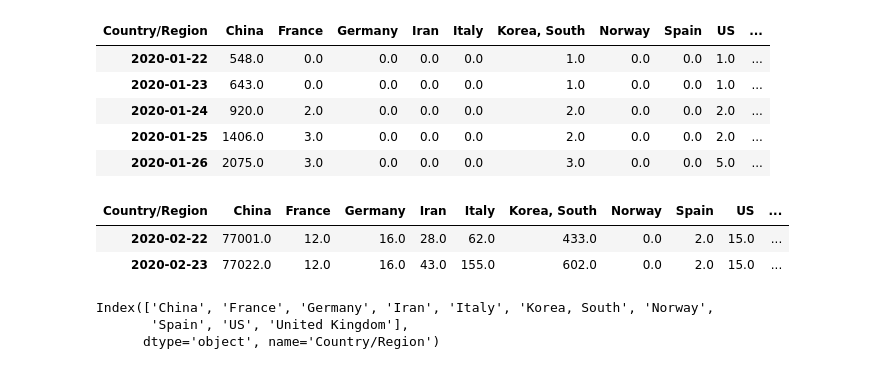
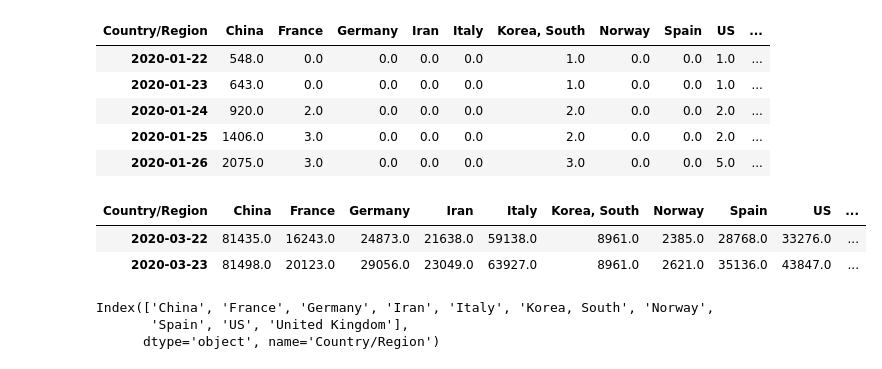
Before and after one commit to akakicreations/ejercicios-casuales-github, a Jupyter notebook: covid19-exercise/covid19_notebook.ipynb, the cells around one changed output. Drawn from its saved outputs; the diff is of its cells as text; code cells hidden in the pictures.

```diff
--- a/covid19-exercise/covid19_notebook.ipynb
+++ b/covid19-exercise/covid19_notebook.ipynb
@@ -10,7 +10,7 @@ import matplotlib.pyplot as plt
 # Actualizar submodule: git submodule update
 # %%
 # Datos https://github.com/CSSEGISandData/COVID-19.git
-data = pd.read_csv("COVID-19/csse_covid_19_data/csse_covid_19_time_series/time_series_19-covid-Confirmed.csv" )
+data = pd.read_csv("COVID-19/csse_covid_19_data/csse_covid_19_time_series/time_series_covid19_confirmed_global.csv" )
 data.sample(3)
 # %% [output]
 |  | Province/State | Country/Region | Lat | Long | 1/22/20 | 1/23/20 | 1/24/20 | 1/25/20 | 1/26/20 | ... |
@@ -81,12 +81,12 @@ data_time.head()
 # %%
 # Coger solo datos del último mes
 data_time_filter = data_time[-30:]
 # Si quiero quitar China: data_time_filter = data_time_filter.drop('China', axis=1)
-data_time_filter.head(2)
+data_time_filter.tail(2)
 # %% [output]
 | Country/Region | China | France | Germany | Iran | Italy | Korea, South | Norway | Spain | US | ... |
-| 2020-02-22 | 77001.0 | 12.0 | 16.0 | 28.0 | 62.0 | 433.0 | 0.0 | 2.0 | 15.0 | ... |
-| 2020-02-23 | 77022.0 | 12.0 | 16.0 | 43.0 | 155.0 | 602.0 | 0.0 | 2.0 | 15.0 | ... |
+| 2020-03-22 | 81435.0 | 16243.0 | 24873.0 | 21638.0 | 59138.0 | 8961.0 | 2385.0 | 28768.0 | 33276.0 | ... |
+| 2020-03-23 | 81498.0 | 20123.0 | 29056.0 | 23049.0 | 63927.0 | 8961.0 | 2621.0 | 35136.0 | 43847.0 | ... |
 # %%
 #Hago listado de Countries
 list_countries = data_time_filter.columns
```
Also changed, not shown: parts of 26 cells of this notebook, 3 other files.
